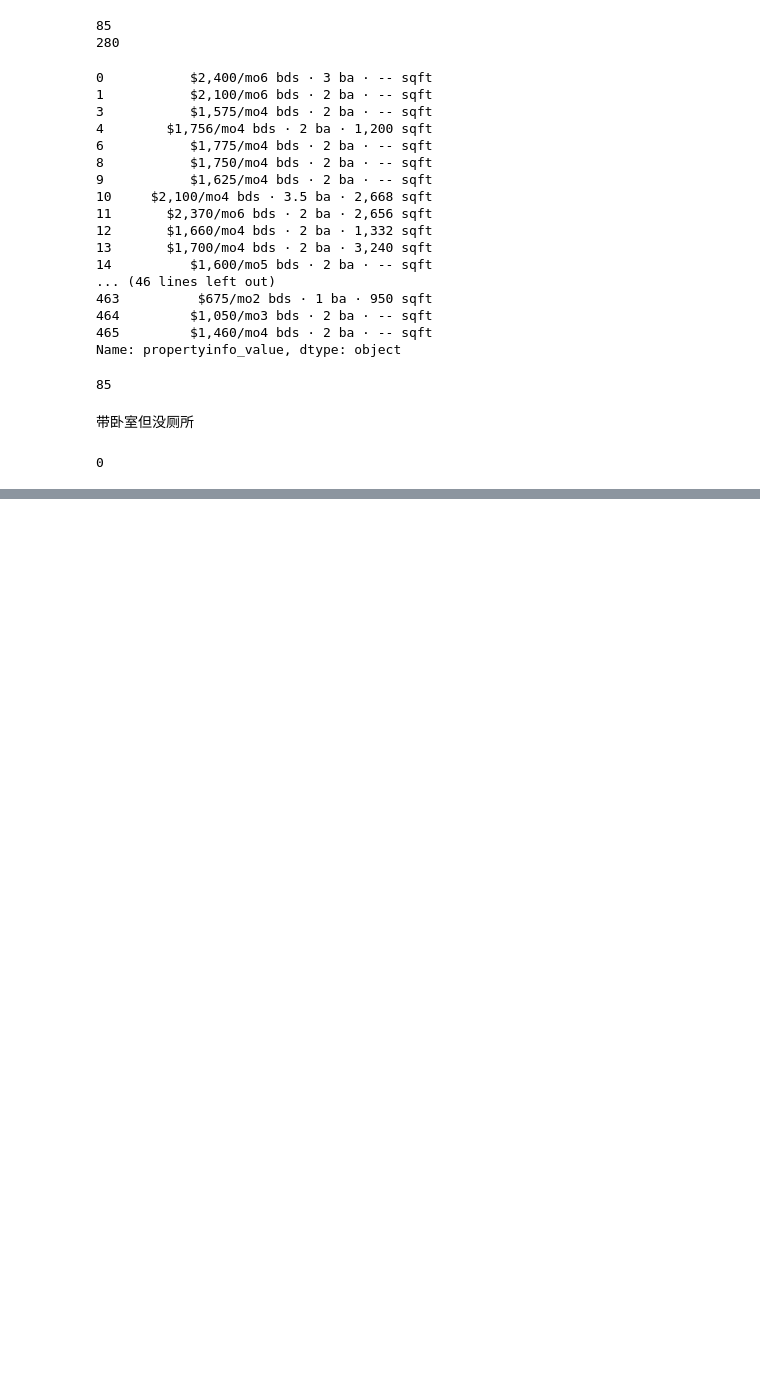
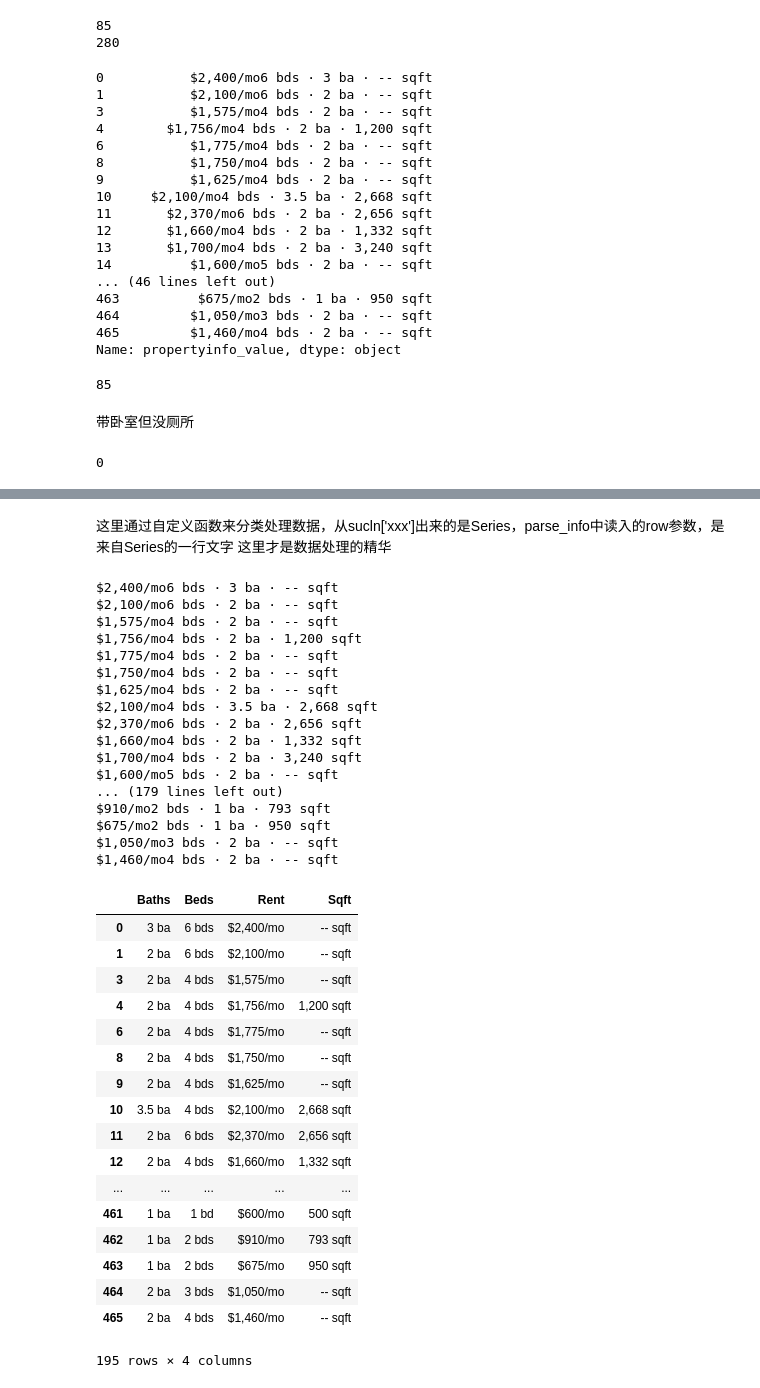
Before and after one commit to xianjunzhengbackup/code, a Jupyter notebook: data science/find_underprice_apartment.ipynb, the cells around one changed output, grey strips where cells are left out. Drawn from its saved outputs; the diff is of its cells as text; code cells hidden in the pictures; blank space fills up the shorter version.

```diff
--- a/data science/find_underprice_apartment.ipynb
+++ b/data science/find_underprice_apartment.ipynb
@@ -92,3 +92,7 @@ len(su[~(su['propertyinfo_value'].str.contains('bd') | su['propertyinfo_value'].
 len(su[su['propertyinfo_value'].str.contains('bd') & ~su['propertyinfo_value'].str.contains('ba')])
 # %% [output]
 0
+# %%
+no_baths=su[~su['propertyinfo_value'].str.contains('ba')]
+sucln=su[~su.index.isin(no_baths.index)]
+sucln
@@ -94,0 +118,49 @@ len(su[su['propertyinfo_value'].str.contains('bd') & ~su['propertyinfo_value'].s
+# %% [markdown]
+这里通过自定义函数来分类处理数据，从sucln['xxx']出来的是Series，parse_info中读入的row参数，是来自Series的一行文字
+这里才是数据处理的精华
+# %%
+def parse_info(row):
+    print(row)
+    br,ba,sqft=row.split('·')[:3]
+    #_,br=br.split('mo')[:2]
+    rent,br=br.split('mo')[:2]
+    return pd.Series({'Beds':br,'Baths':ba,'Sqft':sqft,'Rent':rent+'mo'})
+# %%
+attr=sucln['propertyinfo_value'].apply(parse_info)
+attr
+# %% [output]
+$2,400/mo6 bds · 3 ba · -- sqft
+$2,100/mo6 bds · 2 ba · -- sqft
+$1,575/mo4 bds · 2 ba · -- sqft
+$1,756/mo4 bds · 2 ba · 1,200 sqft
+$1,775/mo4 bds · 2 ba · -- sqft
+$1,750/mo4 bds · 2 ba · -- sqft
+$1,625/mo4 bds · 2 ba · -- sqft
+$2,100/mo4 bds · 3.5 ba · 2,668 sqft
+$2,370/mo6 bds · 2 ba · 2,656 sqft
+$1,660/mo4 bds · 2 ba · 1,332 sqft
+$1,700/mo4 bds · 2 ba · 3,240 sqft
+$1,600/mo5 bds · 2 ba · -- sqft
+... (179 lines left out)
+$910/mo2 bds · 1 ba · 793 sqft
+$675/mo2 bds · 1 ba · 950 sqft
+$1,050/mo3 bds · 2 ba · -- sqft
+$1,460/mo4 bds · 2 ba · -- sqft
+|  | Baths | Beds | Rent | Sqft |
+| 0 | 3 ba | 6 bds | $2,400/mo | -- sqft |
+| 1 | 2 ba | 6 bds | $2,100/mo | -- sqft |
+| 3 | 2 ba | 4 bds | $1,575/mo | -- sqft |
+| 4 | 2 ba | 4 bds | $1,756/mo | 1,200 sqft |
+| 6 | 2 ba | 4 bds | $1,775/mo | -- sqft |
+| 8 | 2 ba | 4 bds | $1,750/mo | -- sqft |
+| 9 | 2 ba | 4 bds | $1,625/mo | -- sqft |
+| 10 | 3.5 ba | 4 bds | $2,100/mo | 2,668 sqft |
+| 11 | 2 ba | 6 bds | $2,370/mo | 2,656 sqft |
+| 12 | 2 ba | 4 bds | $1,660/mo | 1,332 sqft |
+| ... | ... | ... | ... | ... |
+| 461 | 1 ba | 1 bd | $600/mo | 500 sqft |
+| 462 | 1 ba | 2 bds | $910/mo | 793 sqft |
+| 463 | 1 ba | 2 bds | $675/mo | 950 sqft |
+| 464 | 2 ba | 3 bds | $1,050/mo | -- sqft |
+| 465 | 2 ba | 4 bds | $1,460/mo | -- sqft |
+195 rows × 4 columns
```
Also changed, not shown: parts of 1 cell of this notebook, 1 other file.
